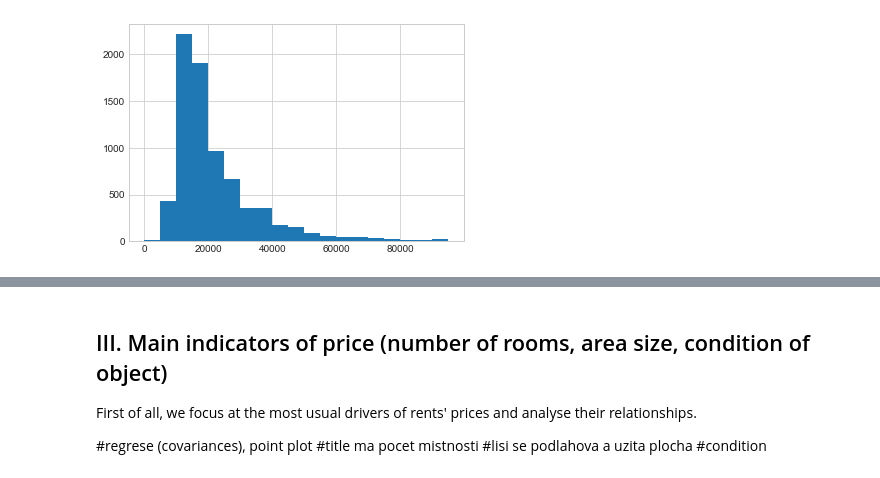
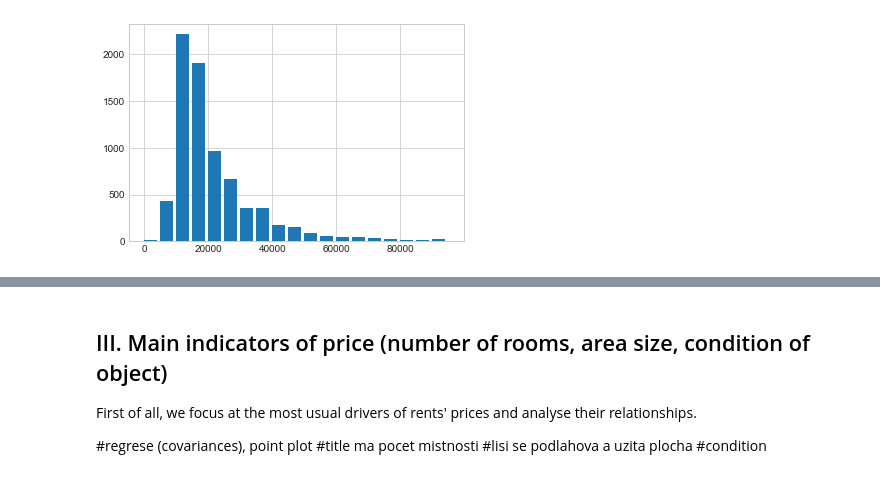
Before and after one commit to PepaSvec/realestate_metro, a Jupyter notebook: Visualisation.ipynb, the cells around one changed output, grey strips where cells are left out. Saved outputs shown, nothing was run; the diff lists cells and outputs as text; code cells hidden in the pictures.

Commit message:
Some basics in visualizations

```diff
--- a/Visualisation.ipynb
+++ b/Visualisation.ipynb
@@ -16,7 +42,7 @@ np.histogram(data1['Cena'], bins = [0,5000,10000,15000,20000,25000,30000, 100000
  array([        0,      5000,     10000,     15000,     20000,     25000,
             30000, 100000000]))
 # %%
-plt.hist(data1['Cena'], np.arange(100000, step = 5000))
+plt.hist(data1['Cena'], np.arange(0,100000, step = 5000), width = 4000)
 plt.show()
 # %% [output]
-[figure, old version]
+[figure, new version]
```
Also changed, not shown: parts of 24 cells of this notebook.
